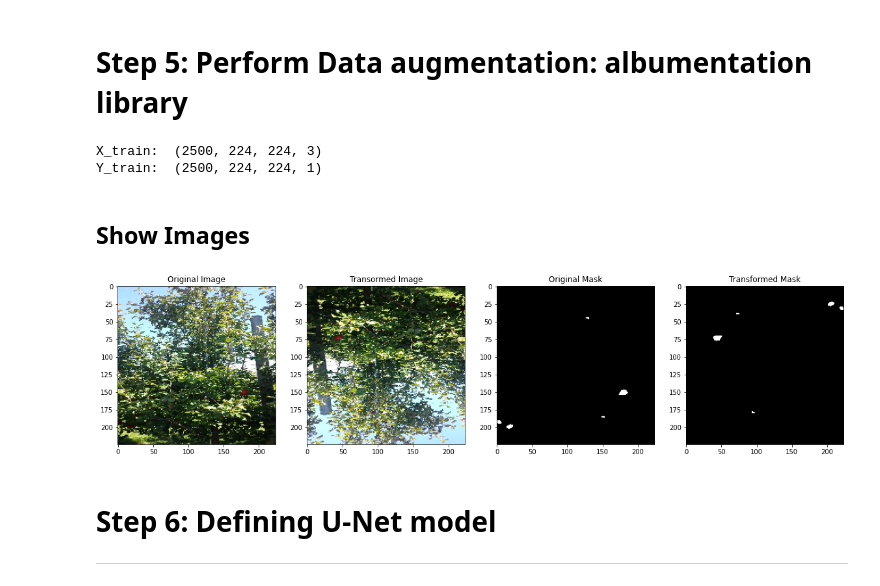
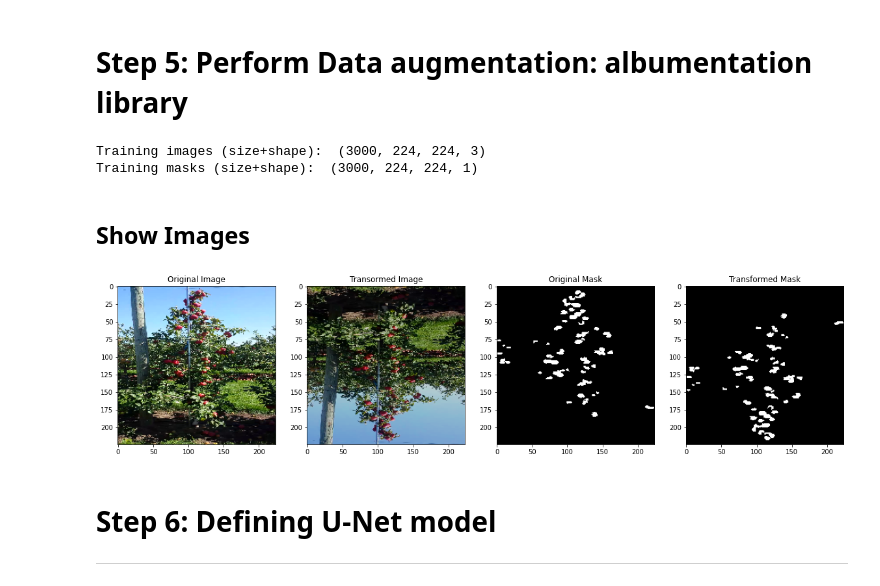
Before and after one commit to pejmanrasti/FormationUnivAngers, a Jupyter notebook: Jour3/Apple_detection_from_scratch.ipynb, the cells around one changed output. Saved outputs shown, nothing was run; the diff lists cells and outputs as text; code cells hidden in the pictures.

```diff
--- a/Jour3/Apple_detection_from_scratch.ipynb
+++ b/Jour3/Apple_detection_from_scratch.ipynb
@@ -184,10 +184,10 @@ def performance(y_pred, y_true):
 # %% [markdown]
 # **Step3: Reading DATA**
 # %%
-pickle_in = open("/content/gdrive/MyDrive/Longlifetraining/Apple_detection/RGB_dataset_apples_for_deepJ.pickle","rb")
+pickle_in = open("/content/gdrive/MyDrive/Apple_detection/RGB_dataset_apples_for_deepJ.pickle","rb")
 RGB_image = pickle.load(pickle_in)
 
-pickle_in = open("/content/gdrive/MyDrive/Longlifetraining/Apple_detection/BW_labels_dataset_apples_for_deepJ.pickle","rb")
+pickle_in = open("/content/gdrive/MyDrive/Apple_detection/BW_labels_dataset_apples_for_deepJ.pickle","rb")
 Mask = pickle.load(pickle_in)
 Mask=np.array(Mask)
 
@@ -251,14 +251,14 @@ IMG_WIDTH=224
 IMG_CHANNELS=3
 LABEL_CHANNELS=1
 
-aug_proportion = 4 #how much are we increasing the data set example 4 means each image will have 4 correpondants synthetic images
+aug_proportion = 5 #how much are we increasing the data set example 4 means each image will have 4 correpondants synthetic images
 
 n_aug = int(len(RGB_image_train) * aug_proportion)
 X_aug = np.zeros((n_aug, IMG_HEIGHT, IMG_WIDTH, IMG_CHANNELS))
 Y_aug = np.zeros((n_aug, IMG_HEIGHT, IMG_WIDTH, LABEL_CHANNELS), dtype=np.bool)
 
 
-aug = Compose([HorizontalFlip(p=0.8),
+aug = Compose([
                VerticalFlip(p=0.7),
                RandomBrightness(p=0.8, limit=0.2),
                RandomContrast(p=0.5, limit=0.2),
@@ -286,17 +286,17 @@ RGB_image_train_aug, Mask_train_aug = RGB_image_train_aug[idx], Mask_train_aug[i
 print("Training images (size+shape): ", RGB_image_train_aug.shape)
 print("Training masks (size+shape): ", Mask_train_aug.shape)
 # %% [output]
-X_train:  (2500, 224, 224, 3)
-Y_train:  (2500, 224, 224, 1)
+Training images (size+shape):  (3000, 224, 224, 3)
+Training masks (size+shape):  (3000, 224, 224, 1)
 # %% [markdown]
 ## Show Images
 # %%
-ix = 0 #index for real images
-ixx=3 # index for augmented images
+ix = 1 #index for real images
+ixx=6 # index for augmented images
 show_images(images = [RGB_image_train[ix,:,:,:], X_aug[ixx,:,:,:], Mask_train[ix,:,:,0],  Y_aug[ixx,:,:,0]],
             titles = ['Original Image', 'Transormed Image', 'Original Mask', 'Transformed Mask'])
 # %% [output]
-[figure, old version]
+[figure, new version]
 # %% [markdown]
 # **Step 6: Defining U-Net model**
 ---
```
Also changed, not shown: parts of 19 cells of this notebook.
